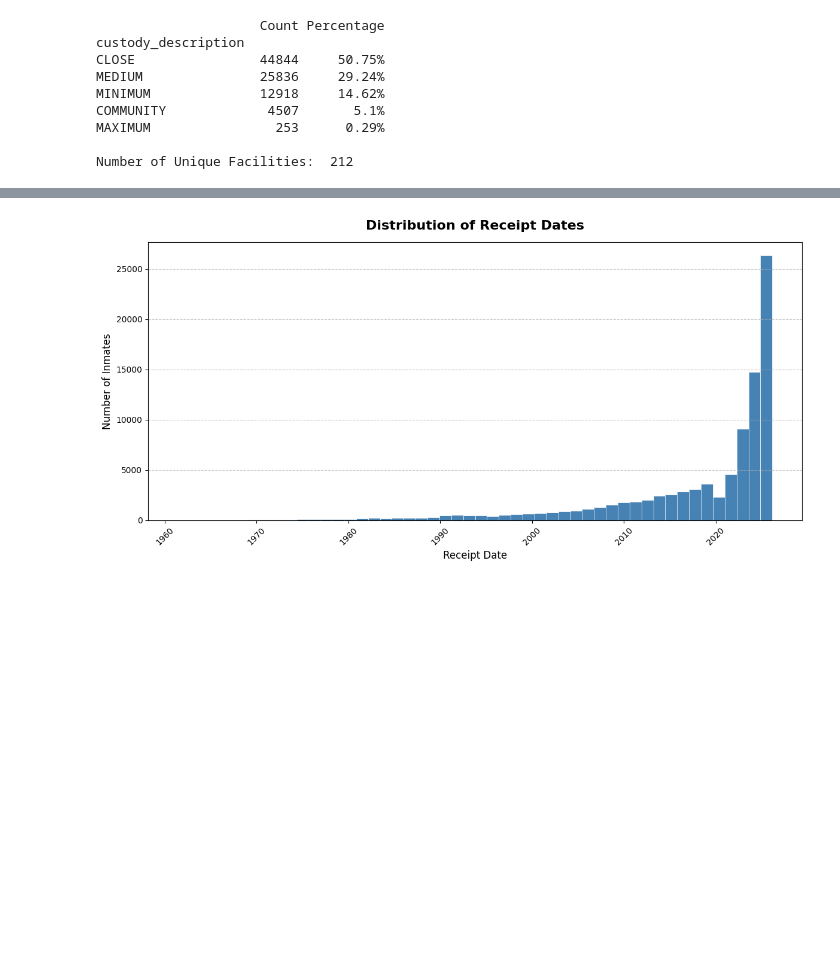
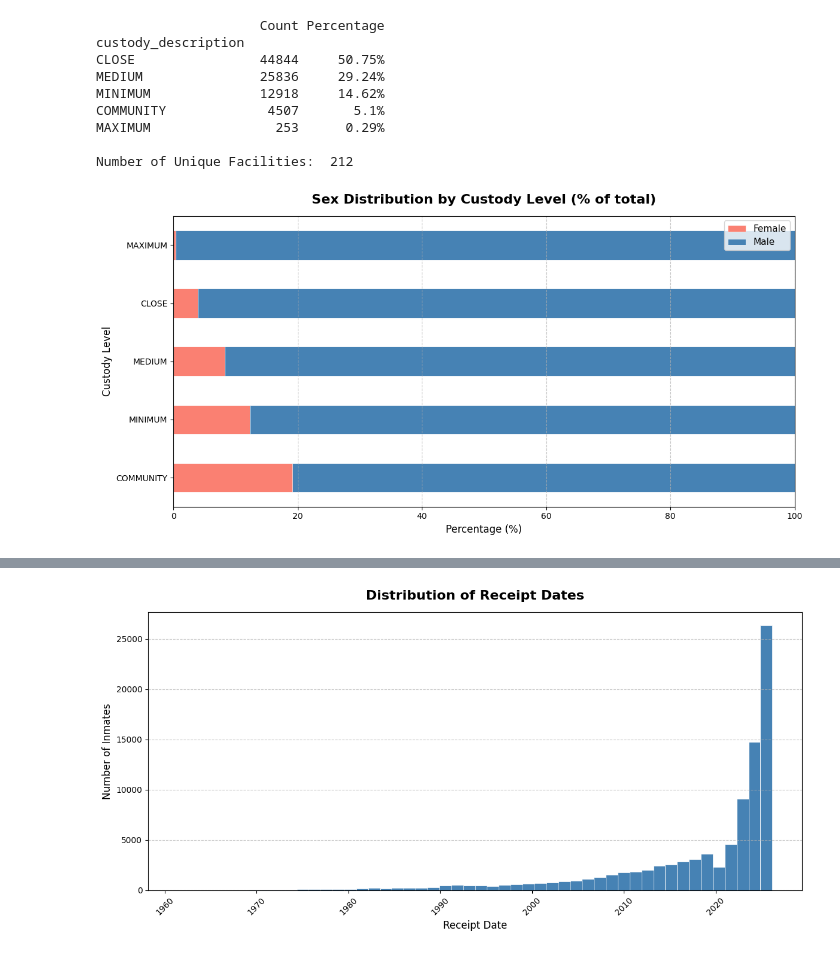
Before and after one commit to zkhechadoorian/florida_department_of_corrections_analytics, a Jupyter notebook: scripts/eda.ipynb, the cells around one changed output, grey strips where cells are left out. Saved outputs shown, nothing was run; the diff lists cells and outputs as text; code cells hidden in the pictures; blank space fills up the shorter version.

Commit message:
Add sex distro by custody level

```diff
--- a/scripts/eda.ipynb
+++ b/scripts/eda.ipynb
@@ -253,3 +253,35 @@ COMMUNITY             4507       5.1%
 MAXIMUM                253      0.29%
 
 Number of Unique Facilities:  212
+# %%
+# Calculate counts by custody level and sex
+custody_sex = df.groupby(['custody_description', 'Sex']).size().unstack(fill_value=0)
+
+# Calculate percentages
+custody_sex_pct = custody_sex.div(custody_sex.sum(axis=1), axis=0) * 100
+
+# Reorder by security level (highest to lowest)
+security_order = ['COMMUNITY', 'MINIMUM', 'MEDIUM', 'CLOSE', 'MAXIMUM']
+custody_sex_pct = custody_sex_pct.reindex(security_order)
+
+# Plot
+fig, ax = plt.subplots(figsize=(12, 6))
+custody_sex_pct.plot(
+    kind='barh',
+    stacked=True,
+    color=['salmon', 'steelblue'],
+    edgecolor='white',
+    linewidth=0.5,
+    ax=ax
+)
+
+ax.set_title('Sex Distribution by Custody Level (% of total)', fontsize=16, fontweight='bold', pad=15)
+ax.set_xlabel('Percentage (%)', fontsize=12)
+ax.set_ylabel('Custody Level', fontsize=12)
+ax.legend(['Female', 'Male'], fontsize=11)
+ax.set_xlim(0, 100)
+ax.grid(axis='x', linestyle='--', alpha=0.7)
+plt.tight_layout()
+plt.show()
+# %% [output]
+[figure, added]
```
Also changed, not shown: parts of 1 cell of this notebook.
